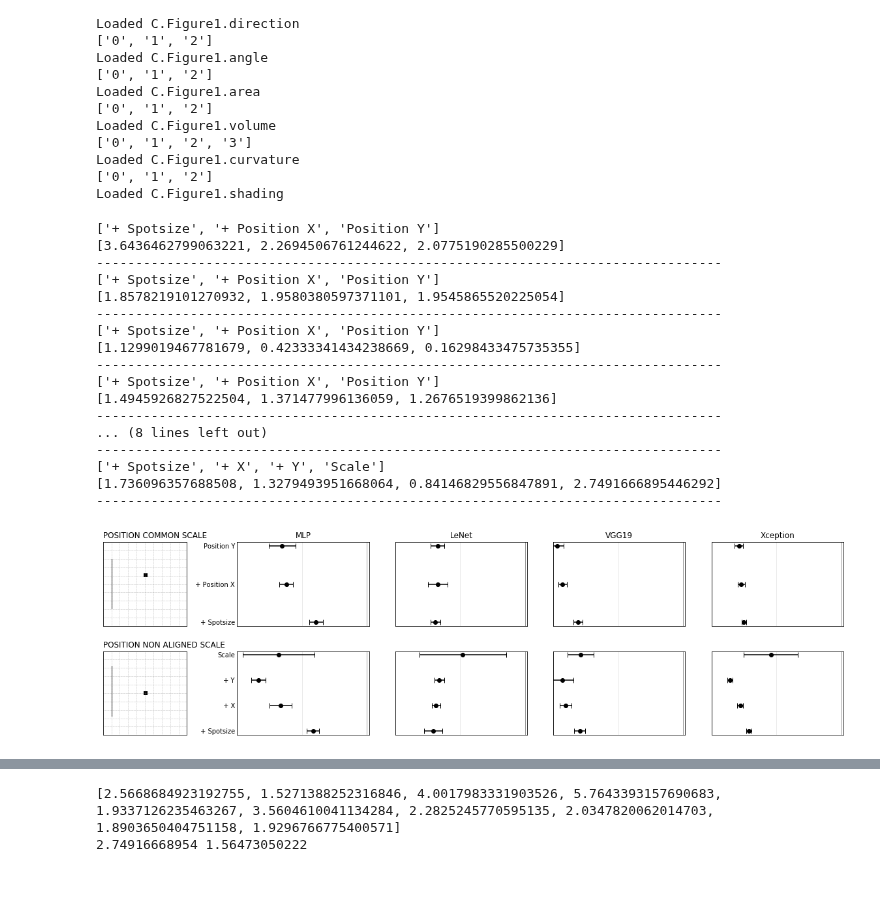
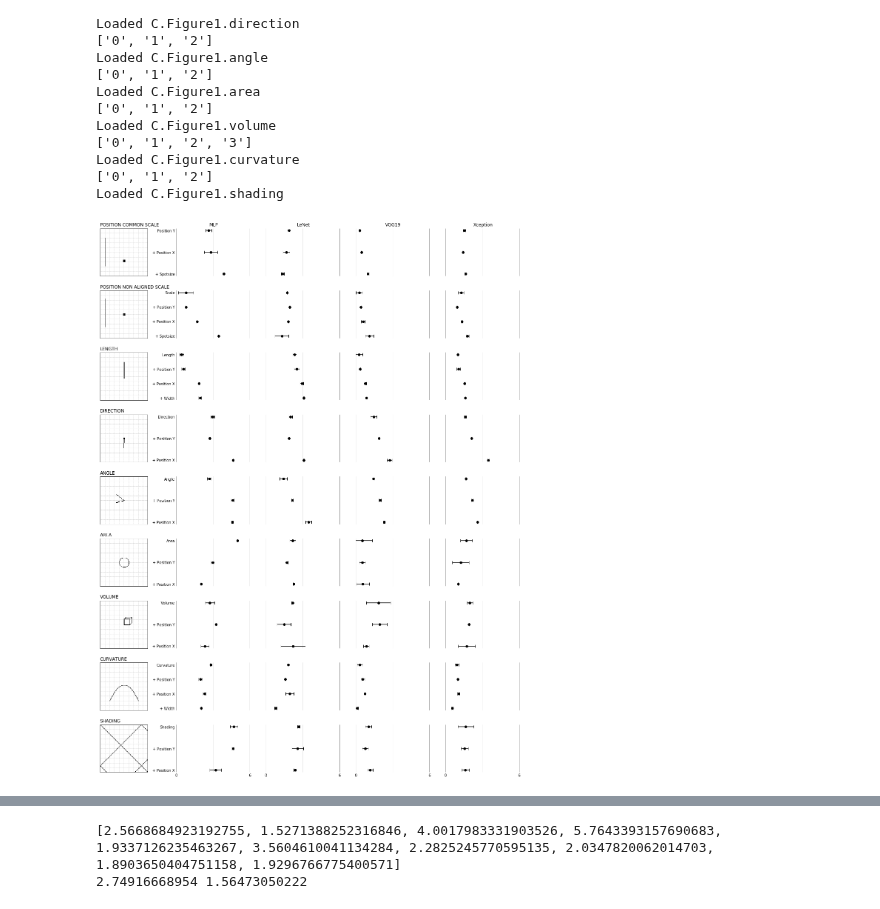
Before and after one commit to Rhoana/perception, a Jupyter notebook: IPY/Figure1_Image.ipynb, the cells around one changed output, grey strips where cells are left out. Saved outputs shown, nothing was run; the diff lists cells and outputs as text; code cells hidden in the pictures; blank space fills up the shorter version.

```diff
--- a/IPY/Figure1_Image.ipynb
+++ b/IPY/Figure1_Image.ipynb
@@ -73,24 +75,4 @@ import cPickle as pickle
 # %%
-experiments = ['C.Figure1.position_common_scale', \
-               'C.Figure1.position_non_aligned_scale', \
-               'C.Figure1.length', \
-               'C.Figure1.direction', \
-               'C.Figure1.angle', \
-               'C.Figure1.area', \
-               'C.Figure1.volume', \
-               'C.Figure1.curvature', \
-               'C.Figure1.shading']
-all_labels = {'C.Figure1.position_common_scale': ['Position Y', '+ Position X', '+ Spotsize'], \
-              'C.Figure1.position_non_aligned_scale': ['Scale', '+ Y', '+ X', '+ Spotsize'],\
-              'C.Figure1.length': ['Length', '+ Position Y', '+ Position X', '+ Width'], \
-              'C.Figure1.direction': ['Direction', '+ Position Y', '+ Position X'], \
-              'C.Figure1.angle': ['Angle', '+ Position Y', '+ Position X'], \
-              'C.Figure1.area': ['Area', '+ Position Y', '+ Position X'], \
-              'C.Figure1.volume': ['Volume', '+ Position Y', '+ Position X'], \
-              'C.Figure1.curvature': ['Curvature', '+ Position Y', '+ Position X', '+ Width'], \
-              'C.Figure1.shading': ['Shading', '+ Position Y', '+ Position X']
-              }
-
 all_results = {}
 
 for experiment in experiments:
@@ -167,7 +149,7 @@ gs = gridspec.GridSpec(len(experiments), 5, width_ratios=[1,1,1,1,1], hspace=.3)
 # print experiments
 
 j = 0
-for experiment in experiments[0:2]:
+for experiment in experiments:
 
     for i,c in enumerate(['Image','MLP', 'LeNet', 'VGG19', 'Xception']):
 
@@ -199,20 +181,34 @@ for experiment in experiments[0:2]:
         #
         labels = all_labels[experiment]
         labels = labels[::-1]
-        print labels
+#         print labels
         data = all_results[experiment][i-1]
+#         print data
 
-#         print data
+        # grab the MIDMEANS
+        sorted_data = [sorted(r) for r in data]
+        sorted_data = [[r[1],r[2]] for r in sorted_data]
+#         print sorted_data
+        data = sorted_data
 
 
         means = [np.mean(r) for r in data]
         means = means[::-1] # we start counting from the bottom
-        print means
+#         print means
 
-        #confidence = [mean_confidence_interval(r)[3] for r in data]
+#         confidence = [mean_confidence_interval(r)[3] for r in data]
 
-        confidence = [np.std(r) for r in data]
+        confidence = [1.96*np.std(r) for r in data]
         confidence = confidence[::-1]
+
+#         # sort the means
+#         means.sort()
+#         print 'MEANS SORTED', means
+
+#         # cut the midmean
+#         means = means[1,2]
+#         confidence = confidence[1,2]
+
 
 #         data_dict = {}
 #         data_dict['x'] = means
@@ -231,54 +227,37 @@ for experiment in experiments[0:2]:
 #         print confidence
 
         plt.xlim(0,6.1)
 
         ax = plt.gca()
-#         ax.spines['top'].set_visible(False)
-#         ax.spines['right'].set_visible(False)
-#         ax.spines['bottom'].set_visible(False)
-#         ax.spines['left'].set_visible(False)
+        ax.spines['top'].set_visible(False)
+        ax.spines['right'].set_visible(False)
+        ax.spines['bottom'].set_visible(False)
+        ax.spines['left'].set_visible(False)
         if i != 1:
             ax.get_yaxis().set_ticks([])
         else:
 #             print labels
             ax.get_yaxis().set_ticks(range(len(labels))) # we set the labels here
             ax.get_yaxis().set_ticklabels(labels)
 
         ax.get_xaxis().set_ticks(np.arange(0,7,6)) # mark the tange
         ax.get_xaxis().set_ticks(np.arange(3,3.1), minor=True) # mark the center
         ax.tick_params(axis=u'both', which=u'both',length=0)
 
         # remove tick marks
         if j <= 5*(len(experiments)-1):
             from matplotlib.ticker import NullFormatter
             ax.xaxis.set_major_formatter(NullFormatter())
             ax.xaxis.set_ticks_position('none')
 
 
         # grid lines for X
         plt.grid(True, color='gray', which='major', axis='x', alpha=1)
         plt.grid(True, color='gray', which='minor', axis='x', alpha=0.2)
 
         errorbars = plt.errorbar(means, y_pos, xerr=confidence, fmt='o', color='black', capsize=4)
 
-        print '-'*80
-plt.savefig('../PAPER/gfx/figure1_v3.pdf', bbox_inches='tight', pad_inches=0)
+#         print '-'*80
+plt.savefig('../PAPER/gfx/figure1_latest.pdf', bbox_inches='tight', pad_inches=0)
 # %% [output]
-['+ Spotsize', '+ Position X', 'Position Y']
-[3.6436462799063221, 2.2694506761244622, 2.0775190285500229]
---------------------------------------------------------------------------------
-['+ Spotsize', '+ Position X', 'Position Y']
-[1.8578219101270932, 1.9580380597371101, 1.9545865520225054]
---------------------------------------------------------------------------------
-['+ Spotsize', '+ Position X', 'Position Y']
-[1.1299019467781679, 0.42333341434238669, 0.16298433475735355]
---------------------------------------------------------------------------------
-['+ Spotsize', '+ Position X', 'Position Y']
-[1.4945926827522504, 1.371477996136059, 1.2676519399862136]
---------------------------------------------------------------------------------
-... (8 lines left out)
---------------------------------------------------------------------------------
-['+ Spotsize', '+ X', '+ Y', 'Scale']
-[1.736096357688508, 1.3279493951668064, 0.84146829556847891, 2.7491666895446292]
---------------------------------------------------------------------------------
-[figure, old version]
+[figure, new version]
```
Also changed, not shown: parts of 4 cells of this notebook, 6 other files.
